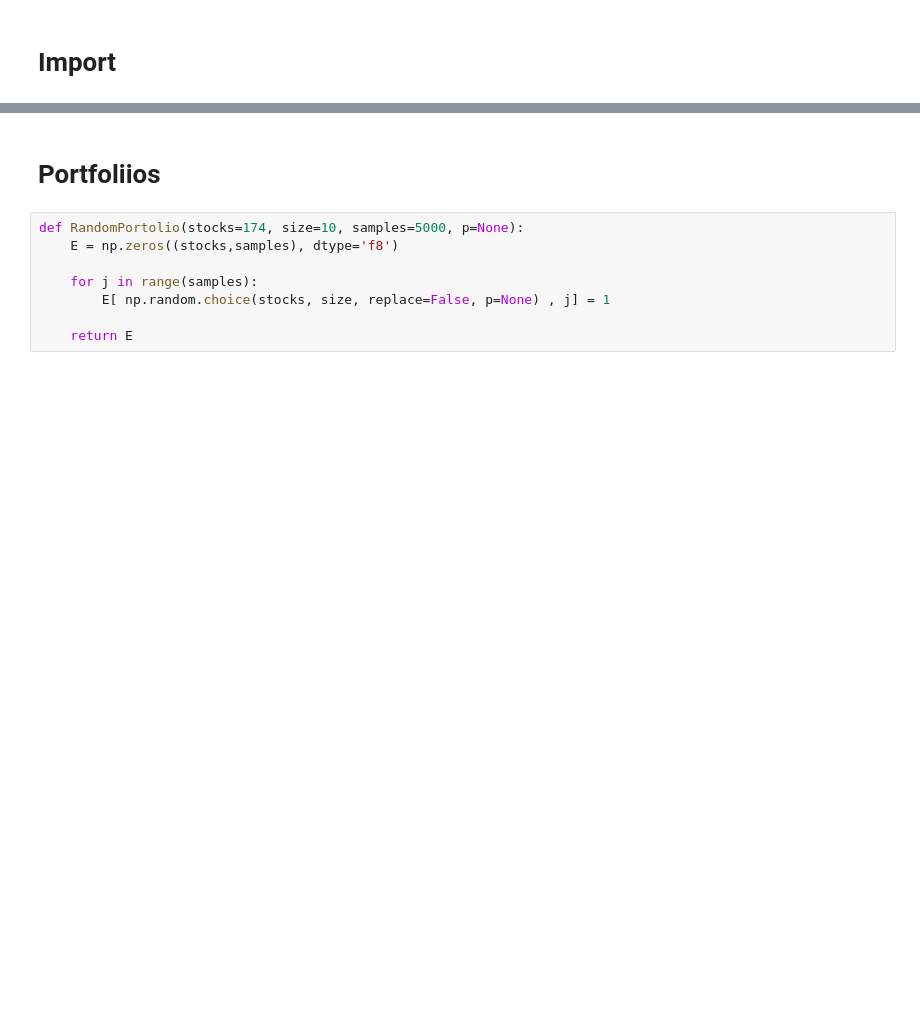
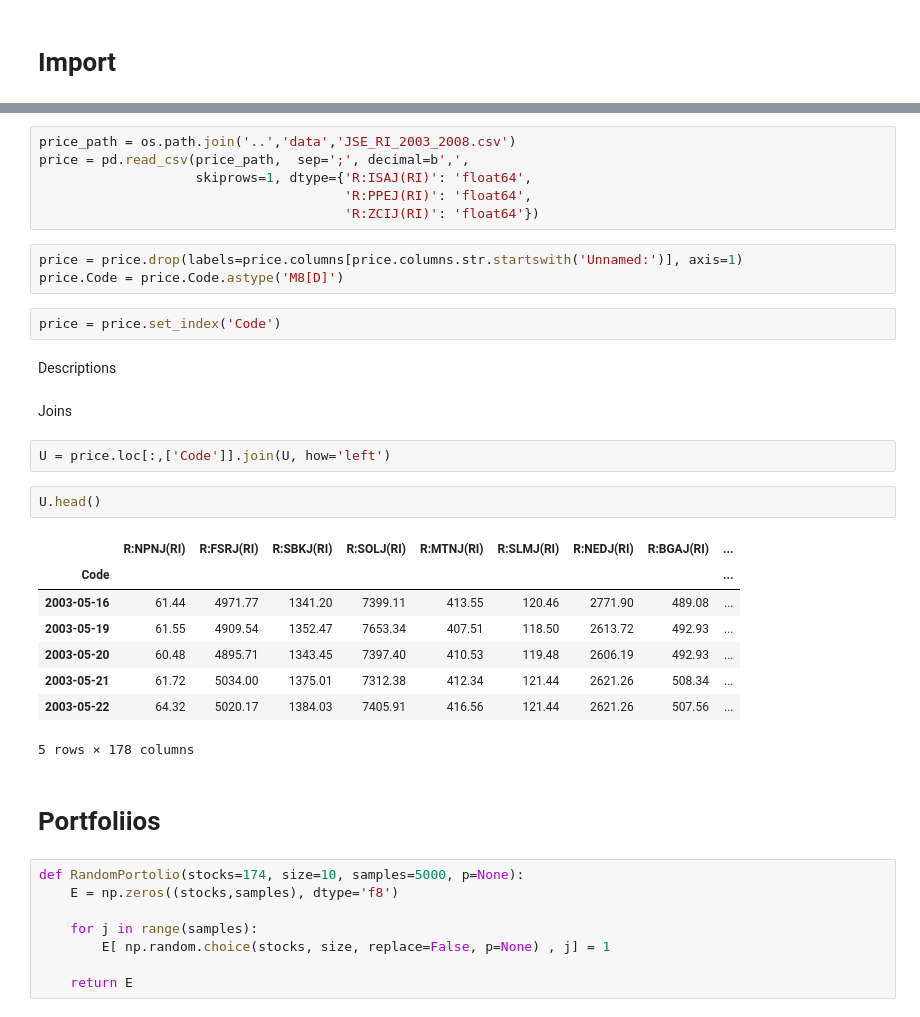
Before and after one commit to marcusinthesky/Word2Risk, a Jupyter notebook: experiments/Compute.ipynb, the cells around one changed output, grey strips where cells are left out. Cells and saved outputs as stored; diff of their text form; blank space fills up the shorter version.

```diff
--- a/experiments/Compute.ipynb
+++ b/experiments/Compute.ipynb
@@ -44,3 +61,31 @@ dtype: object
+# %%
+price_path = os.path.join('..','data','JSE_RI_2003_2008.csv')
+price = pd.read_csv(price_path,  sep=';', decimal=b',',
+                    skiprows=1, dtype={'R:ISAJ(RI)': 'float64',
+                                       'R:PPEJ(RI)': 'float64',
+                                       'R:ZCIJ(RI)': 'float64'})
+# %%
+price = price.drop(labels=price.columns[price.columns.str.startswith('Unnamed:')], axis=1)
+price.Code = price.Code.astype('M8[D]')
+# %%
+price = price.set_index('Code')
+# %% [markdown]
+Descriptions
+# %% [markdown]
+Joins
+# %%
+U = price.loc[:,['Code']].join(U, how='left')
+# %%
+U.head()
+# %% [output]
+|  | R:NPNJ(RI) | R:FSRJ(RI) | R:SBKJ(RI) | R:SOLJ(RI) | R:MTNJ(RI) | R:SLMJ(RI) | R:NEDJ(RI) | R:BGAJ(RI) | ... |
+| Code |  |  |  |  |  |  |  |  | ... |
+| 2003-05-16 | 61.44 | 4971.77 | 1341.20 | 7399.11 | 413.55 | 120.46 | 2771.90 | 489.08 | ... |
+| 2003-05-19 | 61.55 | 4909.54 | 1352.47 | 7653.34 | 407.51 | 118.50 | 2613.72 | 492.93 | ... |
+| 2003-05-20 | 60.48 | 4895.71 | 1343.45 | 7397.40 | 410.53 | 119.48 | 2606.19 | 492.93 | ... |
+| 2003-05-21 | 61.72 | 5034.00 | 1375.01 | 7312.38 | 412.34 | 121.44 | 2621.26 | 508.34 | ... |
+| 2003-05-22 | 64.32 | 5020.17 | 1384.03 | 7405.91 | 416.56 | 121.44 | 2621.26 | 507.56 | ... |
+5 rows × 178 columns
 # %% [markdown]
 # Portfoliios
 # %%
```
Also changed, not shown: parts of 13 cells of this notebook, 38 other files.
